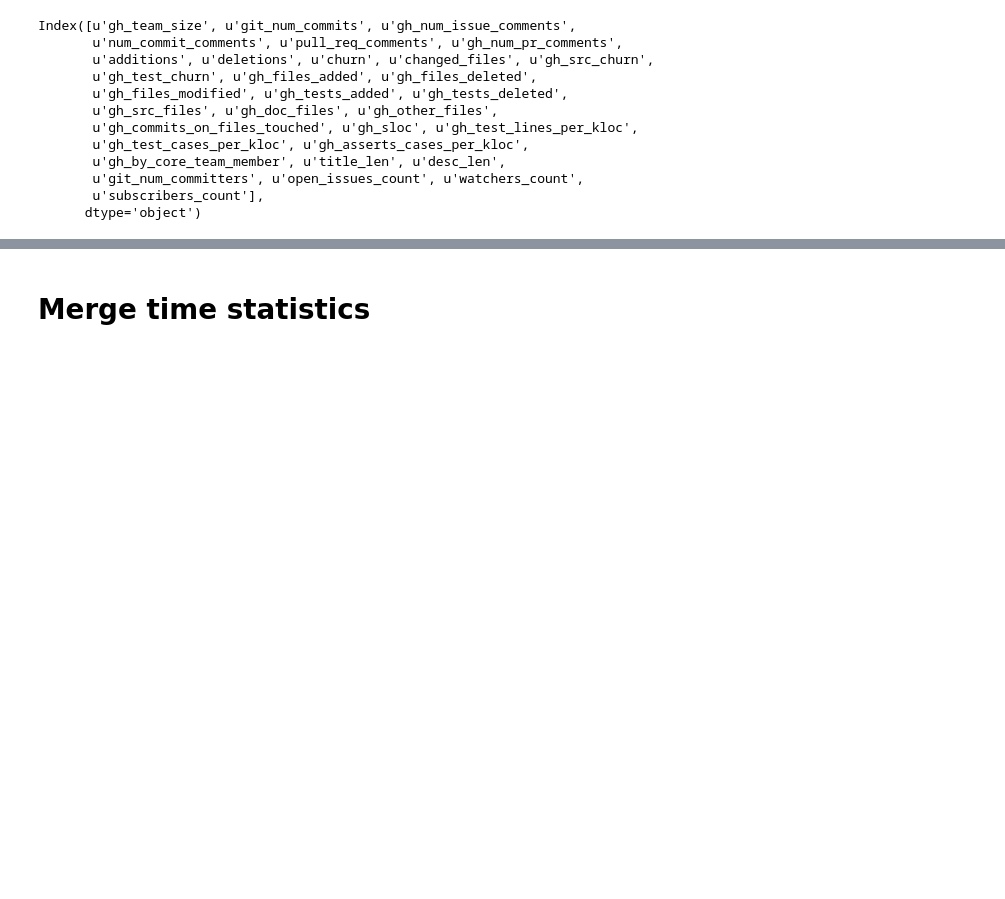
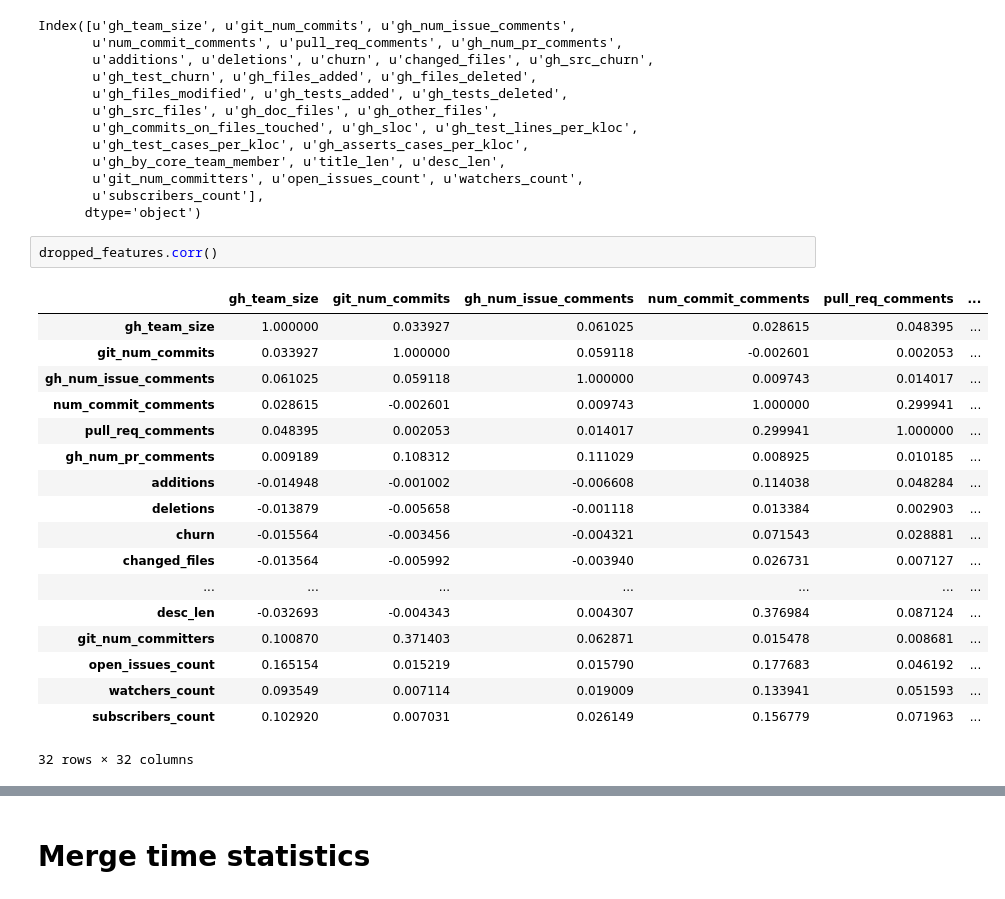
Before and after one commit to prudentprogrammer/Pull-Requests-Determinants, a Jupyter notebook: Pull Requests Determinants.ipynb, the cells around one changed output, grey strips where cells are left out. Drawn from its saved outputs; the diff is of its cells as text; blank space fills up the shorter version.

```diff
--- a/Pull Requests Determinants.ipynb
+++ b/Pull Requests Determinants.ipynb
@@ -131,3 +131,24 @@ Index([u'gh_team_size', u'git_num_commits', u'gh_num_issue_comments',
        u'git_num_committers', u'open_issues_count', u'watchers_count',
        u'subscribers_count'],
       dtype='object')
+# %%
+dropped_features.corr()
+# %% [output]
+|  | gh_team_size | git_num_commits | gh_num_issue_comments | num_commit_comments | pull_req_comments | ... |
+| gh_team_size | 1.000000 | 0.033927 | 0.061025 | 0.028615 | 0.048395 | ... |
+| git_num_commits | 0.033927 | 1.000000 | 0.059118 | -0.002601 | 0.002053 | ... |
+| gh_num_issue_comments | 0.061025 | 0.059118 | 1.000000 | 0.009743 | 0.014017 | ... |
+| num_commit_comments | 0.028615 | -0.002601 | 0.009743 | 1.000000 | 0.299941 | ... |
+| pull_req_comments | 0.048395 | 0.002053 | 0.014017 | 0.299941 | 1.000000 | ... |
+| gh_num_pr_comments | 0.009189 | 0.108312 | 0.111029 | 0.008925 | 0.010185 | ... |
+| additions | -0.014948 | -0.001002 | -0.006608 | 0.114038 | 0.048284 | ... |
+| deletions | -0.013879 | -0.005658 | -0.001118 | 0.013384 | 0.002903 | ... |
+| churn | -0.015564 | -0.003456 | -0.004321 | 0.071543 | 0.028881 | ... |
+| changed_files | -0.013564 | -0.005992 | -0.003940 | 0.026731 | 0.007127 | ... |
+| ... | ... | ... | ... | ... | ... | ... |
+| desc_len | -0.032693 | -0.004343 | 0.004307 | 0.376984 | 0.087124 | ... |
+| git_num_committers | 0.100870 | 0.371403 | 0.062871 | 0.015478 | 0.008681 | ... |
+| open_issues_count | 0.165154 | 0.015219 | 0.015790 | 0.177683 | 0.046192 | ... |
+| watchers_count | 0.093549 | 0.007114 | 0.019009 | 0.133941 | 0.051593 | ... |
+| subscribers_count | 0.102920 | 0.007031 | 0.026149 | 0.156779 | 0.071963 | ... |
+32 rows × 32 columns
```
Also changed, not shown: parts of 10 cells of this notebook.
